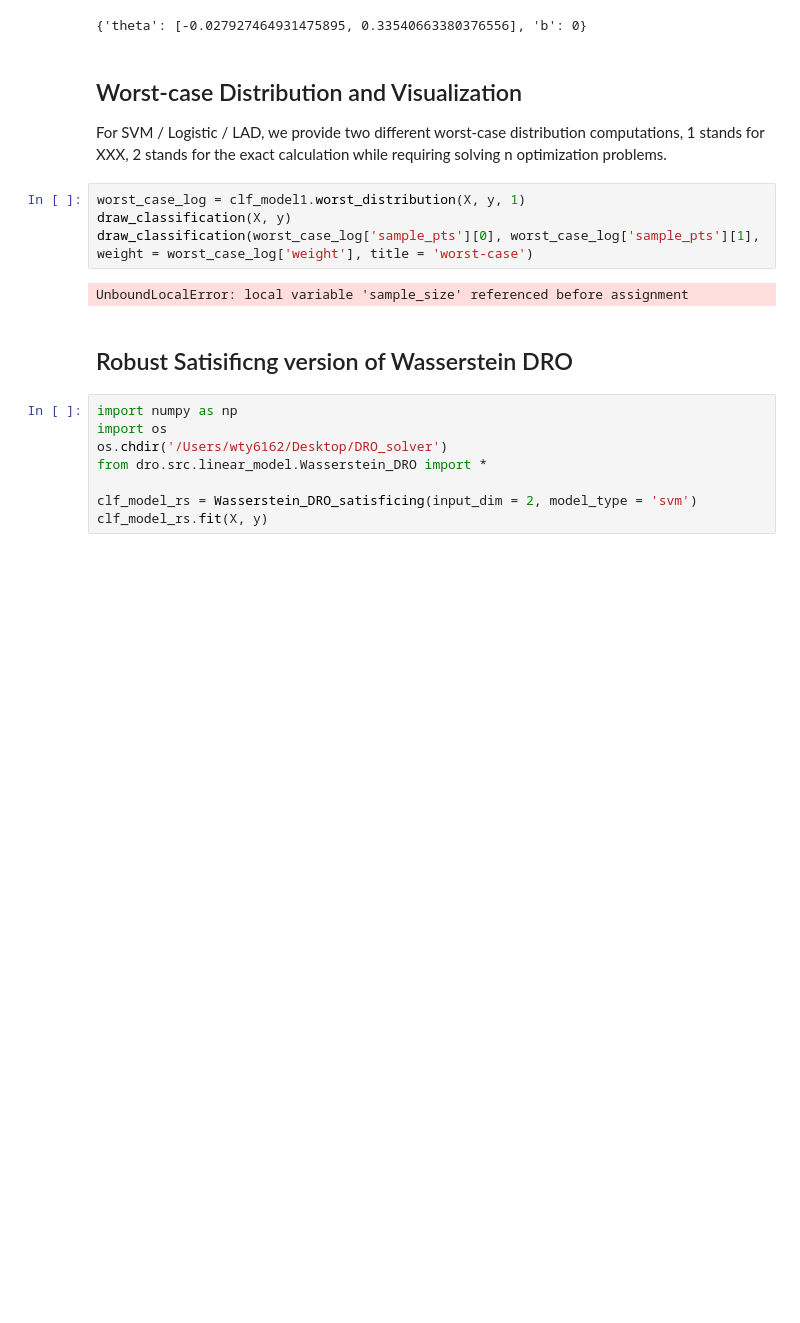
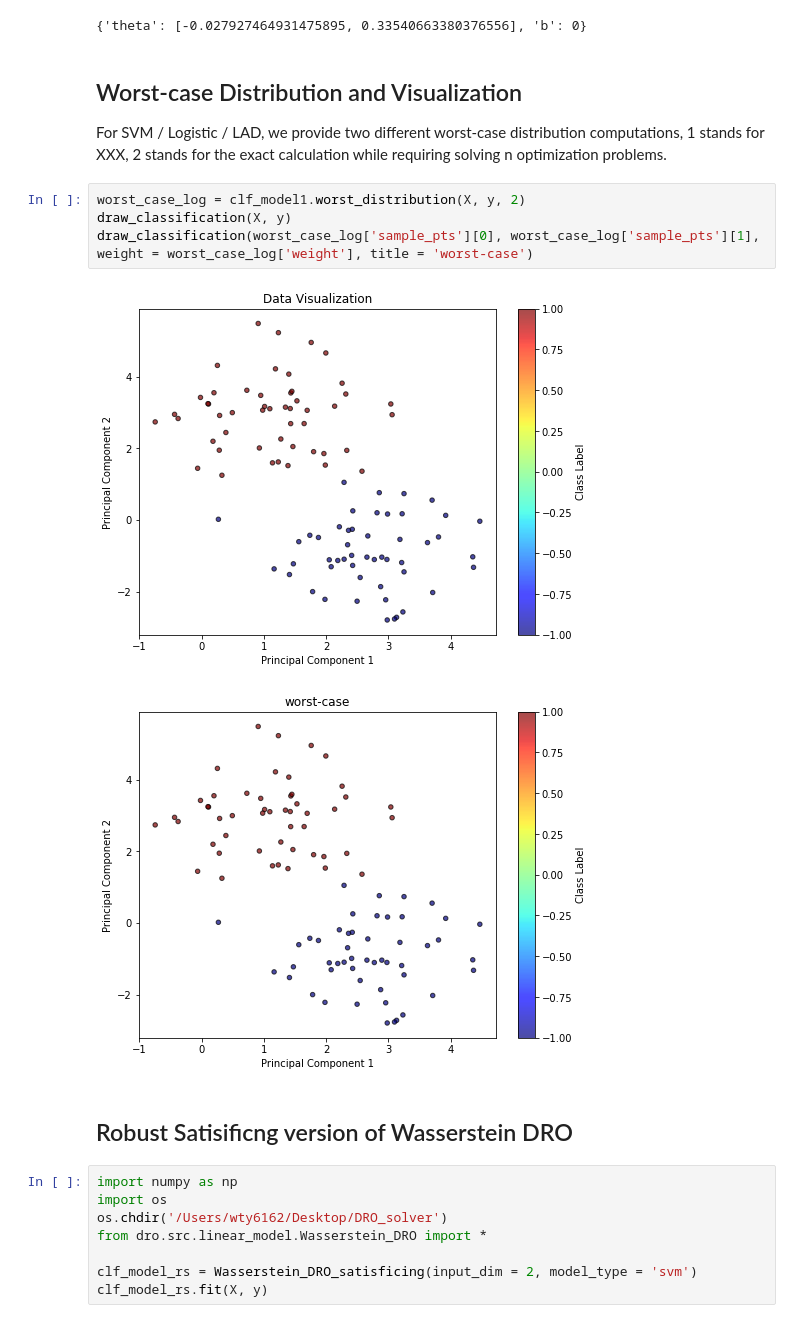
Before and after one commit to namkoong-lab/dro, a Jupyter notebook: doc/wasserstein_dro_tutorial.ipynb, the cells around one changed output. Drawn from its saved outputs; the diff is of its cells as text; blank space fills up the shorter version.

```diff
--- a/wasserstein_dro_user.ipynb
+++ b/doc/wasserstein_dro_tutorial.ipynb
@@ -27,11 +28,12 @@ clf_model1.fit(X, y)
 ## Worst-case Distribution and Visualization
 For SVM / Logistic / LAD, we provide two different worst-case distribution computations, 1 stands for XXX, 2 stands for the exact calculation while requiring solving n optimization problems.
 # %%
-worst_case_log = clf_model1.worst_distribution(X, y, 1)
+worst_case_log = clf_model1.worst_distribution(X, y, 2)
 draw_classification(X, y)
 draw_classification(worst_case_log['sample_pts'][0], worst_case_log['sample_pts'][1], weight = worst_case_log['weight'], title = 'worst-case')
 # %% [output]
-UnboundLocalError: local variable 'sample_size' referenced before assignment
+[figure, added]
+[figure, added]
 # %% [markdown]
 ## Robust Satisificng version of Wasserstein DRO
 # %%
```
Also changed, not shown: parts of 2 cells of this notebook, 15 other files.
